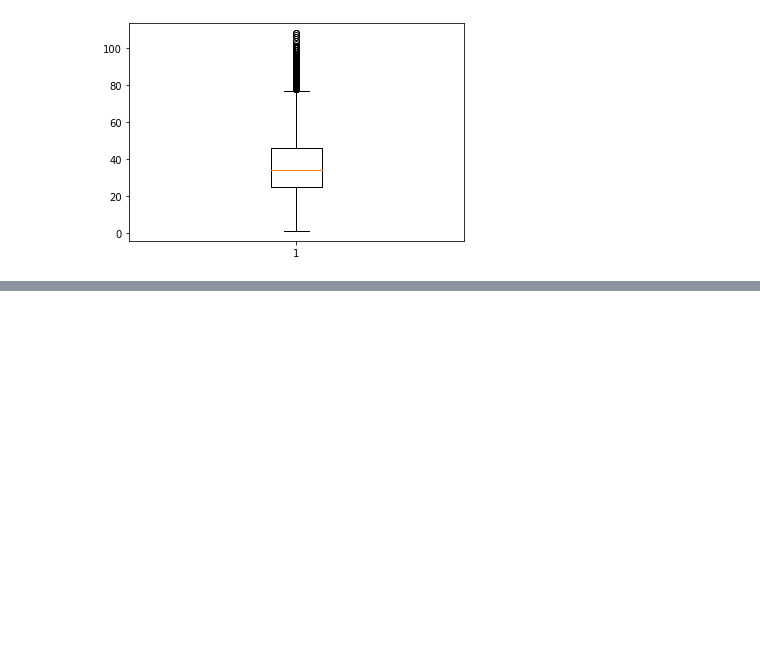
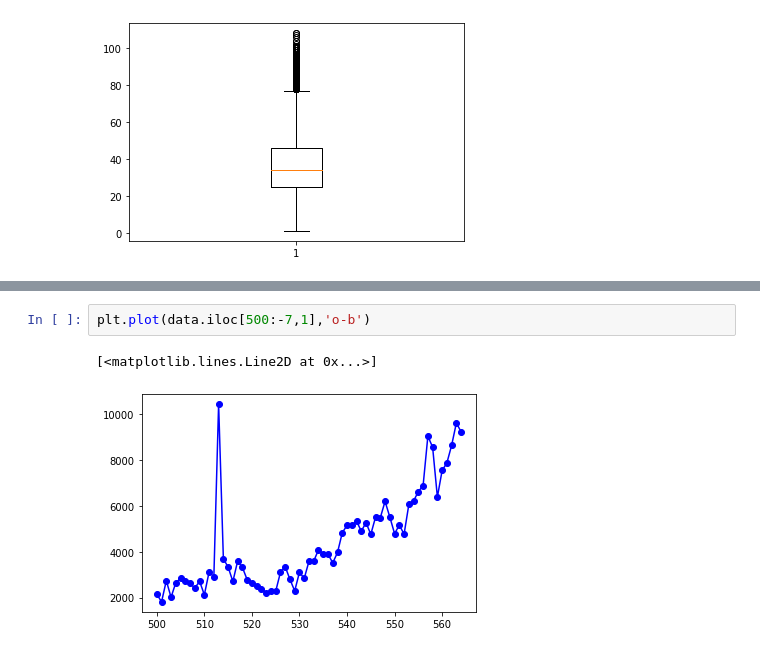
Before and after one commit to tohnperfect/DPDM2021, a Jupyter notebook: Data102_(Chapter_2).ipynb, the cells around one changed output, grey strips where cells are left out. Cells and saved outputs as stored; diff of their text form; blank space fills up the shorter version.

Commit message:
Visualization

```diff
--- a/Data102_(Chapter_2).ipynb
+++ b/Data102_(Chapter_2).ipynb
@@ -442,0 +450,5 @@ box_vals(bxp_output)
+# %%
+plt.plot(data.iloc[500:-7,1],'o-b')
+# %% [output]
+[<matplotlib.lines.Line2D at 0x...>]
+[figure, added]
```
Also changed, not shown: parts of 16 cells of this notebook.
